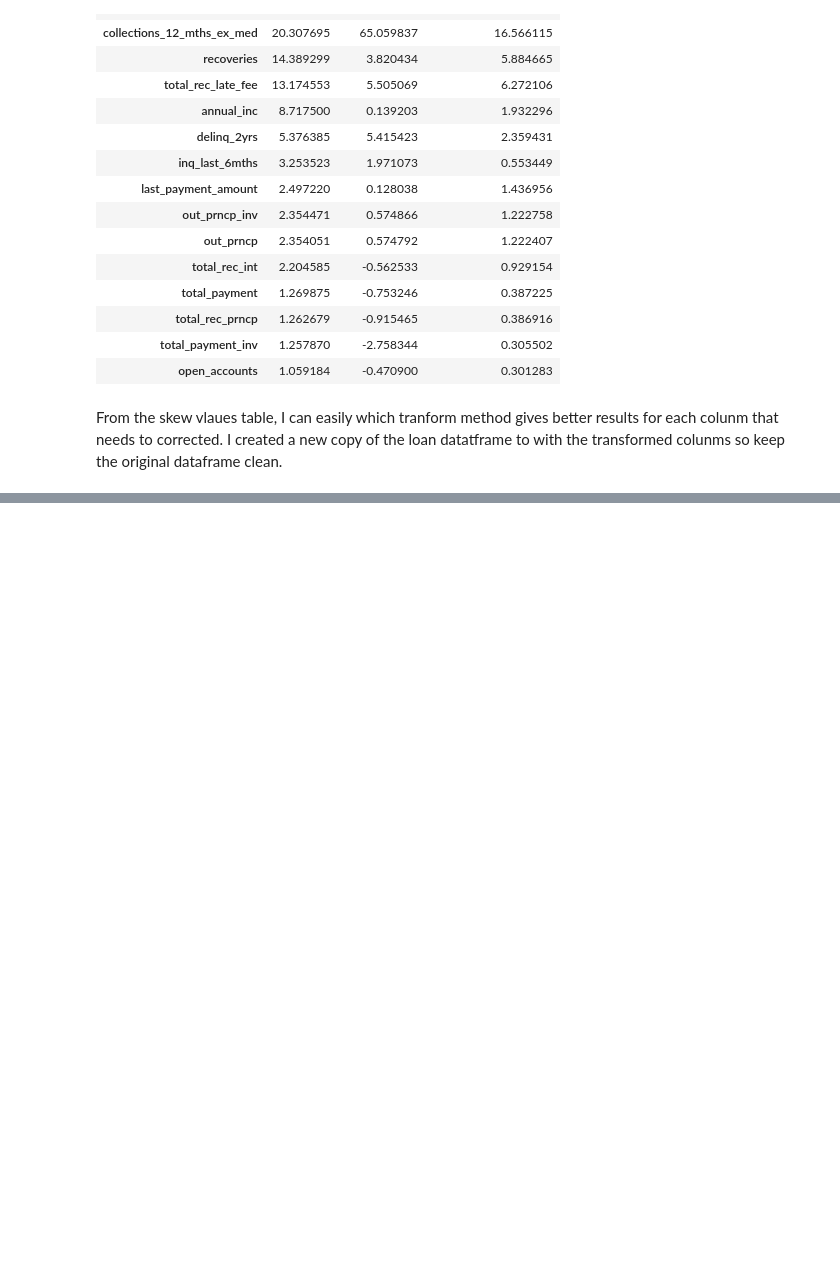
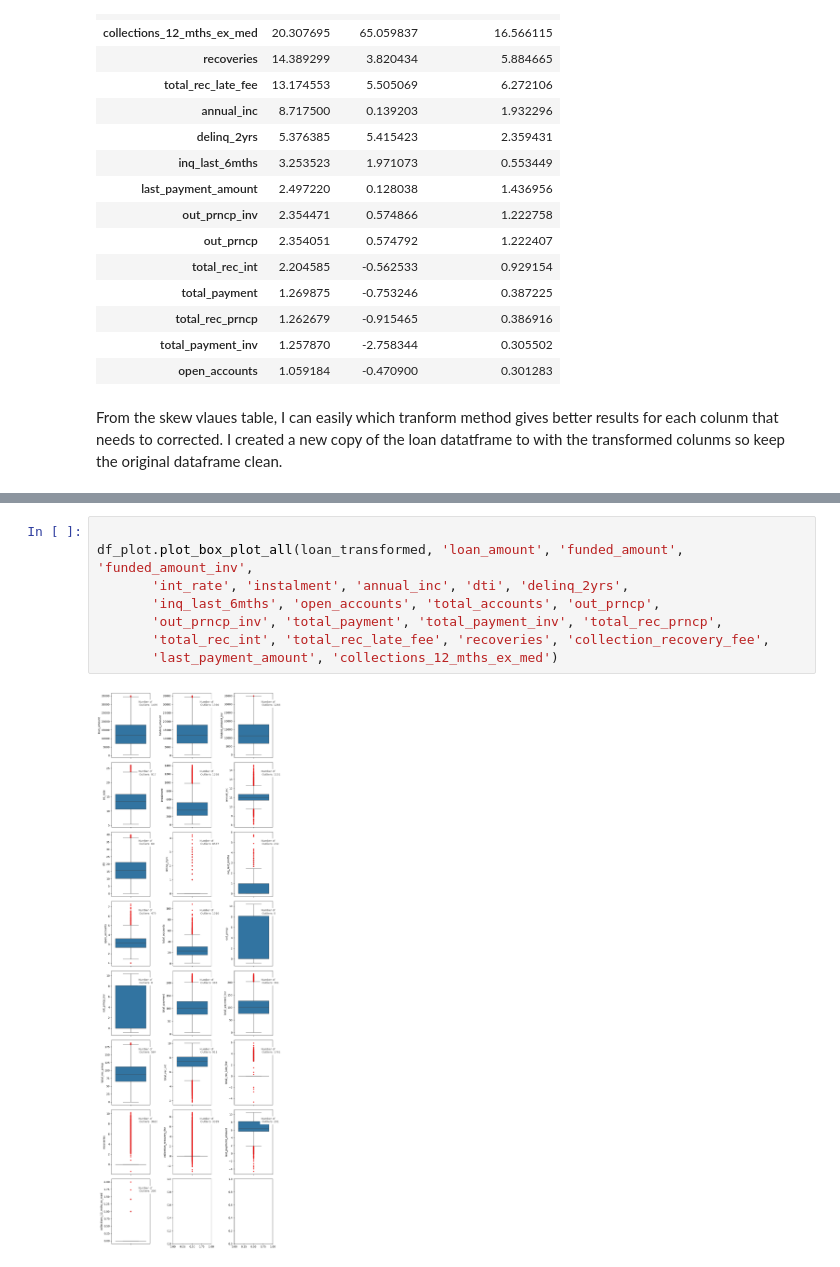
Before and after one commit to hosna22/EDA-Customer-Loans, a Jupyter notebook: EDA.ipynb, the cells around one changed output, grey strips where cells are left out. Cells and saved outputs as stored; diff of their text form; blank space fills up the shorter version.

Commit message:
Adds box plot method to Plotter class in transformations file to visualise outliers and uses box plot method in EDA notebook.

```diff
--- a/EDA.ipynb
+++ b/EDA.ipynb
@@ -246,2 +246,12 @@ df_plot.plot_all_skew_grid(loan_transformed)
 # %% [output]
 [figure]
+# %%
+
+df_plot.plot_box_plot_all(loan_transformed, 'loan_amount', 'funded_amount', 'funded_amount_inv',
+       'int_rate', 'instalment', 'annual_inc', 'dti', 'delinq_2yrs',
+       'inq_last_6mths', 'open_accounts', 'total_accounts', 'out_prncp',
+       'out_prncp_inv', 'total_payment', 'total_payment_inv', 'total_rec_prncp',
+       'total_rec_int', 'total_rec_late_fee', 'recoveries', 'collection_recovery_fee',
+       'last_payment_amount', 'collections_12_mths_ex_med')
+# %% [output]
+[figure, added]
```
Also changed, not shown: parts of 2 cells of this notebook, 1 other file.
